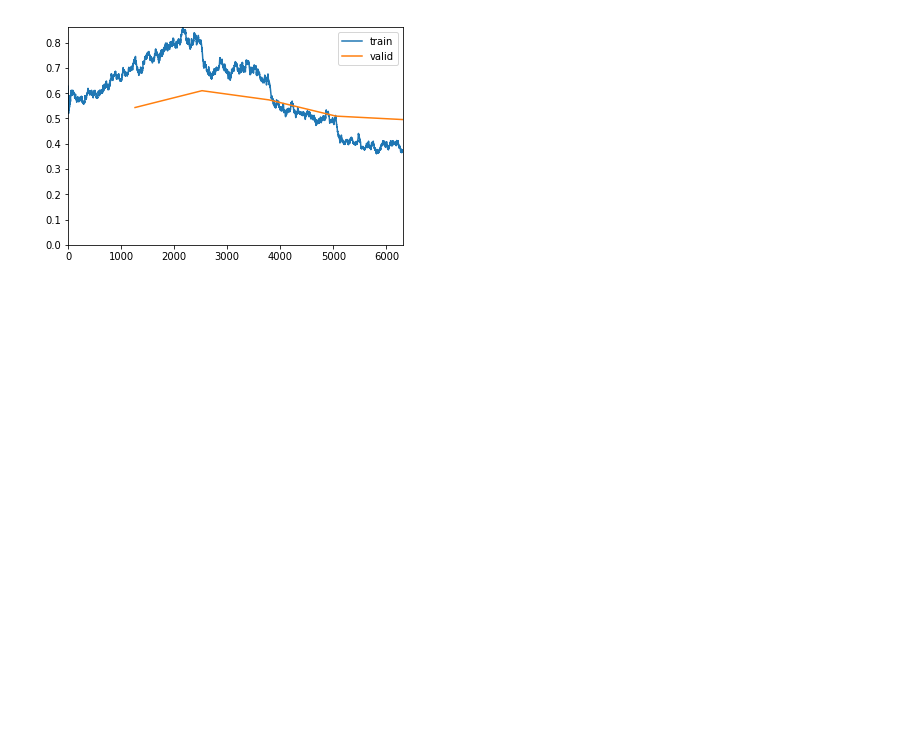
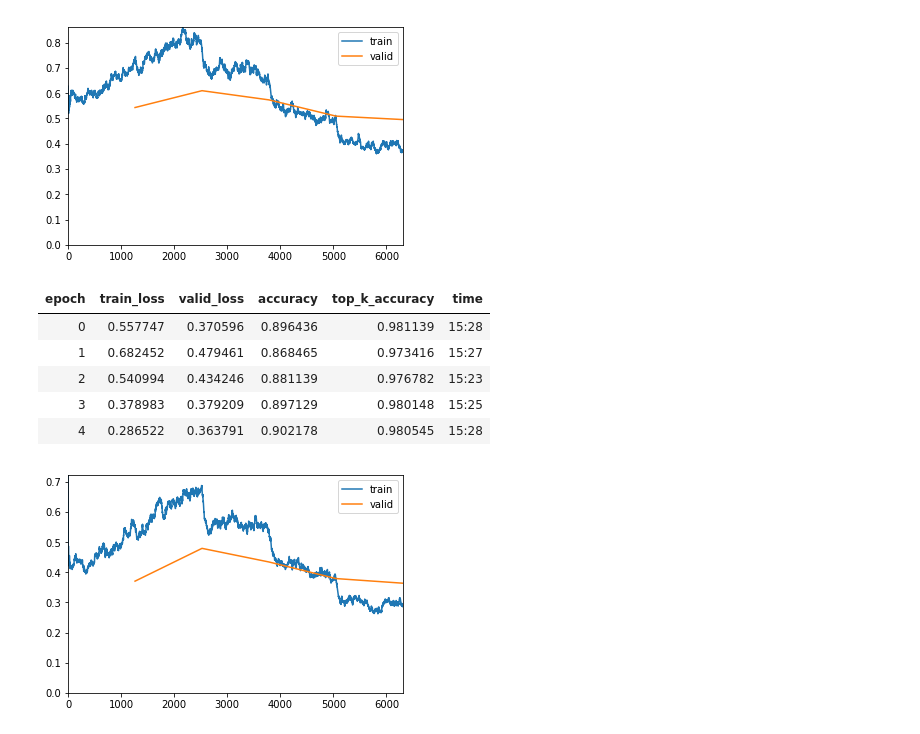
Before and after one commit to kishb87/Food-101, a Jupyter notebook: food_101.ipynb, the cells around one changed output. Saved outputs shown, nothing was run; the diff lists cells and outputs as text; code cells hidden in the pictures; blank space fills up the shorter version.

```diff
--- a/food_101.ipynb
+++ b/food_101.ipynb
@@ -83,0 +86,11 @@ learner.save('food_101_epic_15')
+# %%
+learner.unfreeze()
+learner.fit_one_cycle(5, slice(1e-05, 1e-03))
+# %% [output]
+| epoch | train_loss | valid_loss | accuracy | top_k_accuracy | time |
+| 0 | 0.557747 | 0.370596 | 0.896436 | 0.981139 | 15:28 |
+| 1 | 0.682452 | 0.479461 | 0.868465 | 0.973416 | 15:27 |
+| 2 | 0.540994 | 0.434246 | 0.881139 | 0.976782 | 15:23 |
+| 3 | 0.378983 | 0.379209 | 0.897129 | 0.980148 | 15:25 |
+| 4 | 0.286522 | 0.363791 | 0.902178 | 0.980545 | 15:28 |
+[figure, added]
```
Also changed, not shown: parts of 8 cells of this notebook.
